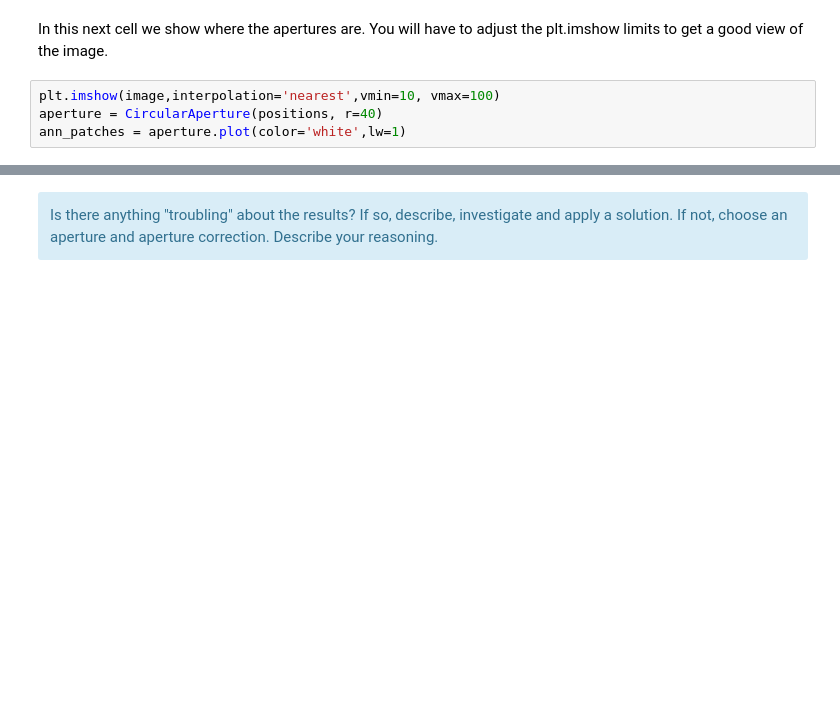
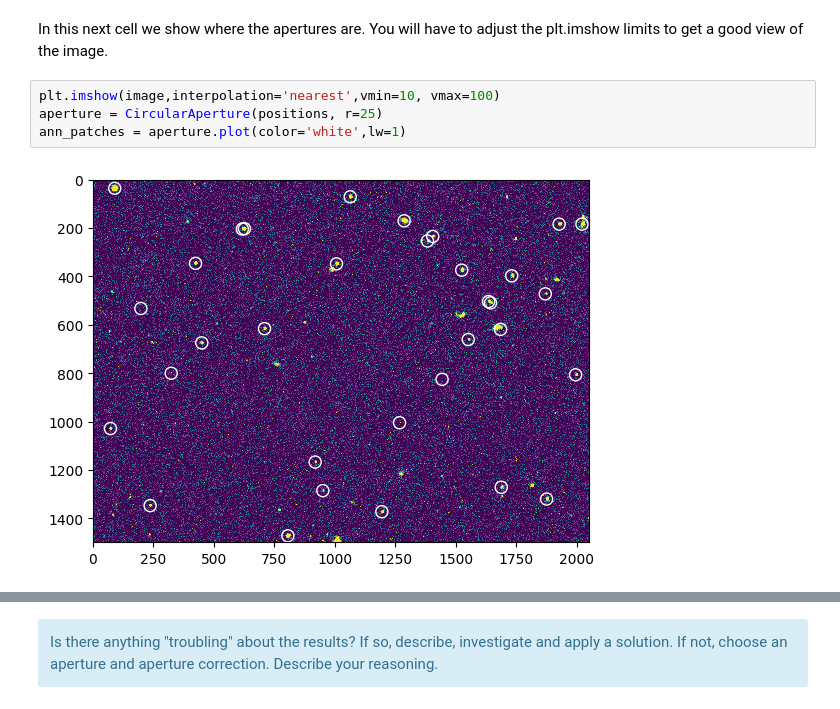
Before and after one commit to ASamaco/ASTR302, a Jupyter notebook: workbooks/ASTR302Lab6.ipynb, the cells around one changed output, grey strips where cells are left out. Saved outputs shown, nothing was run; the diff lists cells and outputs as text; blank space fills up the shorter version.

```diff
--- a/workbooks/ASTR302Lab6.ipynb
+++ b/workbooks/ASTR302Lab6.ipynb
@@ -134,8 +191,10 @@ f.close()
 In this next cell we show where the apertures are. You will have to adjust the plt.imshow limits to get a good view of the image.
 # %%
 plt.imshow(image,interpolation='nearest',vmin=10, vmax=100)
-aperture = CircularAperture(positions, r=40)
+aperture = CircularAperture(positions, r=25)
 ann_patches = aperture.plot(color='white',lw=1)
+# %% [output]
+[figure, added]
 # %%
 # curve of growth
 
```
Also changed, not shown: parts of 12 cells of this notebook, 1 other file.
